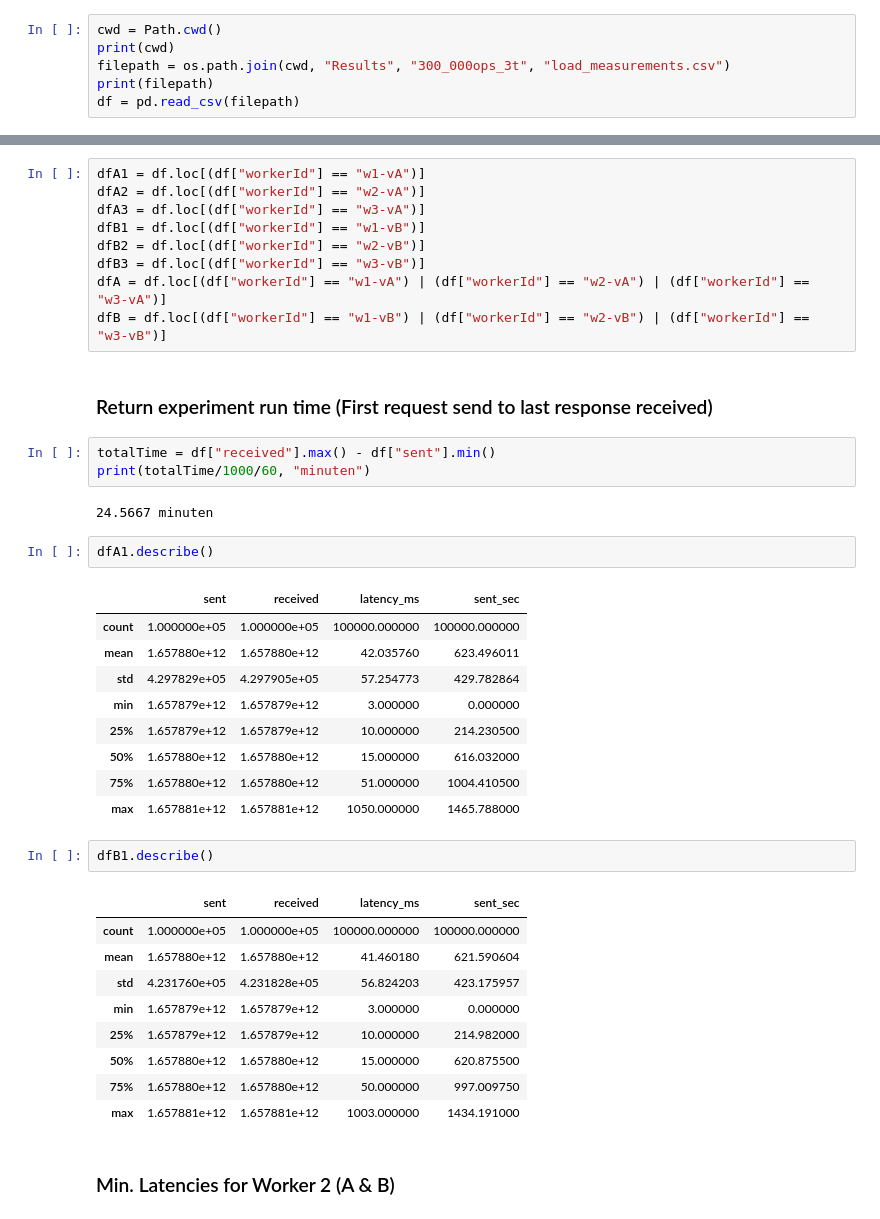
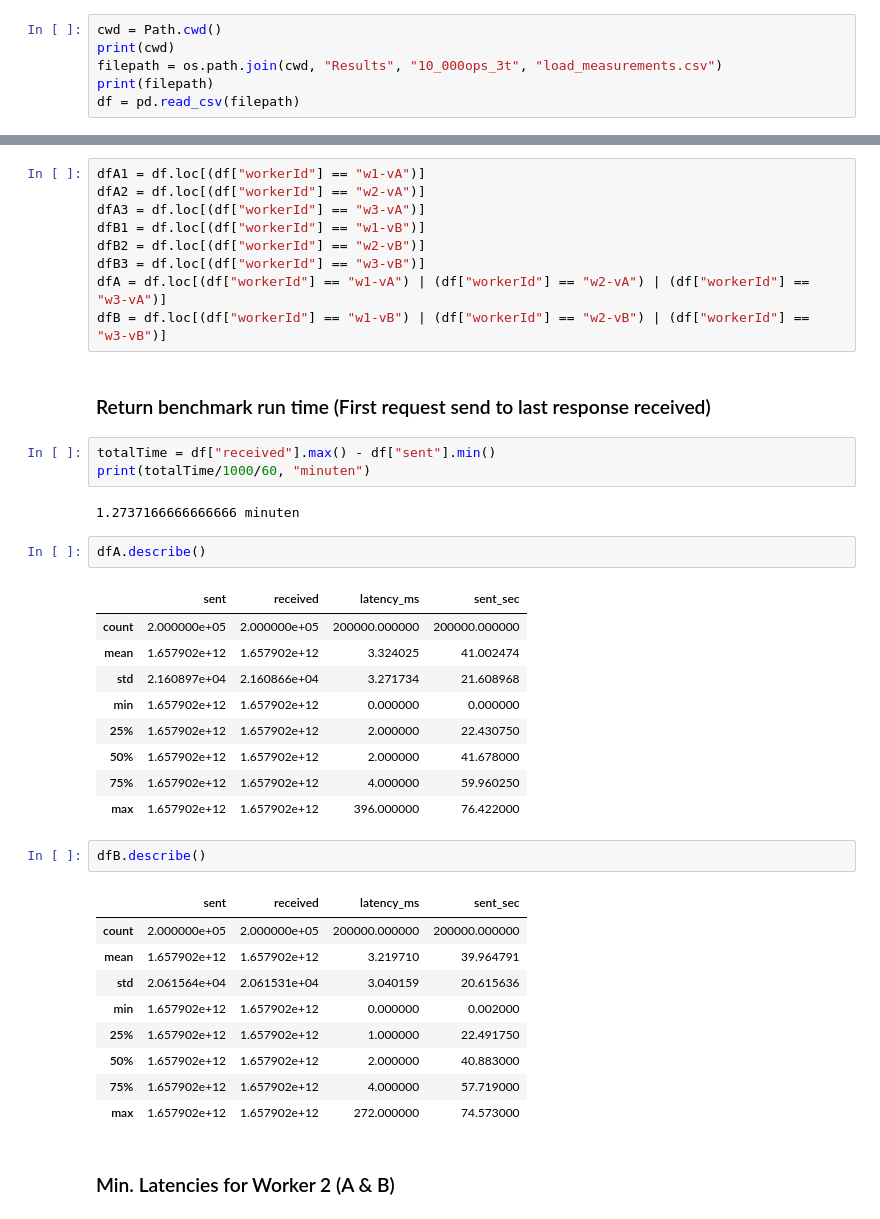
Before and after one commit to FelixMedicusf/DuetBenchmarking, a Jupyter notebook: Results/Result Evaluation.ipynb, the cells around one changed output, grey strips where cells are left out. Saved outputs shown, nothing was run; the diff lists cells and outputs as text.

```diff
--- a/Results/Result Evaluation.ipynb
+++ b/Results/Result Evaluation.ipynb
@@ -14,7 +14,7 @@ from pathlib import Path
 # %%
 cwd = Path.cwd()
 print(cwd)
-filepath = os.path.join(cwd, "Results", "300_000ops_3t", "load_measurements.csv")
+filepath = os.path.join(cwd, "Results", "10_000ops_3t", "load_measurements.csv")
 print(filepath)
 df = pd.read_csv(filepath)
 # %% [output]
@@ -50,36 +50,36 @@ dfB3 = df.loc[(df["workerId"] == "w3-vB")]
 dfA = df.loc[(df["workerId"] == "w1-vA") | (df["workerId"] == "w2-vA") | (df["workerId"] == "w3-vA")]
 dfB = df.loc[(df["workerId"] == "w1-vB") | (df["workerId"] == "w2-vB") | (df["workerId"] == "w3-vB")]
 # %% [markdown]
-### Return experiment run time (First request send to last response received)
+### Return benchmark run time (First request send to last response received)
 # %%
 totalTime = df["received"].max() - df["sent"].min()
 print(totalTime/1000/60, "minuten")
 # %% [output]
-24.5667 minuten
+1.2737166666666666 minuten
 # %%
-dfA1.describe()
+dfA.describe()
 # %% [output]
 |  | sent | received | latency_ms | sent_sec |
-| count | 1.000000e+05 | 1.000000e+05 | 100000.000000 | 100000.000000 |
-| mean | 1.657880e+12 | 1.657880e+12 | 42.035760 | 623.496011 |
-| std | 4.297829e+05 | 4.297905e+05 | 57.254773 | 429.782864 |
-| min | 1.657879e+12 | 1.657879e+12 | 3.000000 | 0.000000 |
-| 25% | 1.657879e+12 | 1.657879e+12 | 10.000000 | 214.230500 |
-| 50% | 1.657880e+12 | 1.657880e+12 | 15.000000 | 616.032000 |
-| 75% | 1.657880e+12 | 1.657880e+12 | 51.000000 | 1004.410500 |
-| max | 1.657881e+12 | 1.657881e+12 | 1050.000000 | 1465.788000 |
+| count | 2.000000e+05 | 2.000000e+05 | 200000.000000 | 200000.000000 |
+| mean | 1.657902e+12 | 1.657902e+12 | 3.324025 | 41.002474 |
+| std | 2.160897e+04 | 2.160866e+04 | 3.271734 | 21.608968 |
+| min | 1.657902e+12 | 1.657902e+12 | 0.000000 | 0.000000 |
+| 25% | 1.657902e+12 | 1.657902e+12 | 2.000000 | 22.430750 |
+| 50% | 1.657902e+12 | 1.657902e+12 | 2.000000 | 41.678000 |
+| 75% | 1.657902e+12 | 1.657902e+12 | 4.000000 | 59.960250 |
+| max | 1.657902e+12 | 1.657902e+12 | 396.000000 | 76.422000 |
 # %%
-dfB1.describe()
+dfB.describe()
 # %% [output]
 |  | sent | received | latency_ms | sent_sec |
-| count | 1.000000e+05 | 1.000000e+05 | 100000.000000 | 100000.000000 |
-| mean | 1.657880e+12 | 1.657880e+12 | 41.460180 | 621.590604 |
-| std | 4.231760e+05 | 4.231828e+05 | 56.824203 | 423.175957 |
-| min | 1.657879e+12 | 1.657879e+12 | 3.000000 | 0.000000 |
-| 25% | 1.657879e+12 | 1.657879e+12 | 10.000000 | 214.982000 |
-| 50% | 1.657880e+12 | 1.657880e+12 | 15.000000 | 620.875500 |
-| 75% | 1.657880e+12 | 1.657880e+12 | 50.000000 | 997.009750 |
-| max | 1.657881e+12 | 1.657881e+12 | 1003.000000 | 1434.191000 |
+| count | 2.000000e+05 | 2.000000e+05 | 200000.000000 | 200000.000000 |
+| mean | 1.657902e+12 | 1.657902e+12 | 3.219710 | 39.964791 |
+| std | 2.061564e+04 | 2.061531e+04 | 3.040159 | 20.615636 |
+| min | 1.657902e+12 | 1.657902e+12 | 0.000000 | 0.002000 |
+| 25% | 1.657902e+12 | 1.657902e+12 | 1.000000 | 22.491750 |
+| 50% | 1.657902e+12 | 1.657902e+12 | 2.000000 | 40.883000 |
+| 75% | 1.657902e+12 | 1.657902e+12 | 4.000000 | 57.719000 |
+| max | 1.657902e+12 | 1.657902e+12 | 272.000000 | 74.573000 |
 # %% [markdown]
 ### Min. Latencies for Worker 2 (A & B)
 # %%
```
Also changed, not shown: parts of 15 cells of this notebook, 6 other files.
